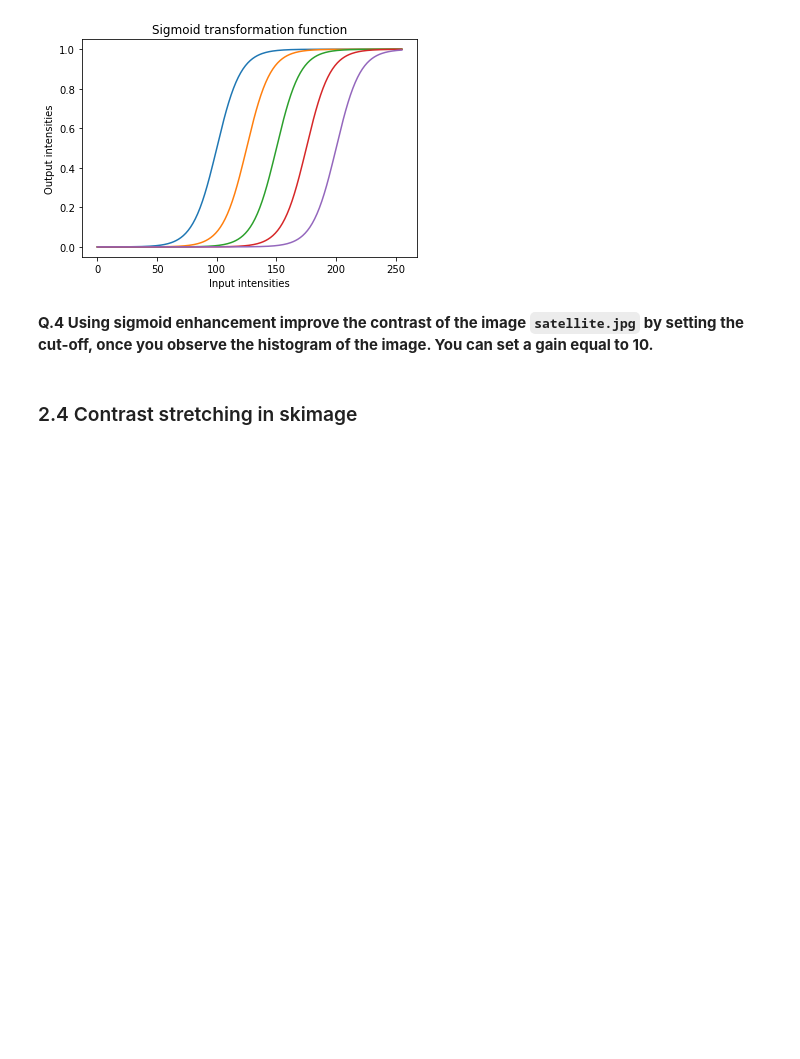
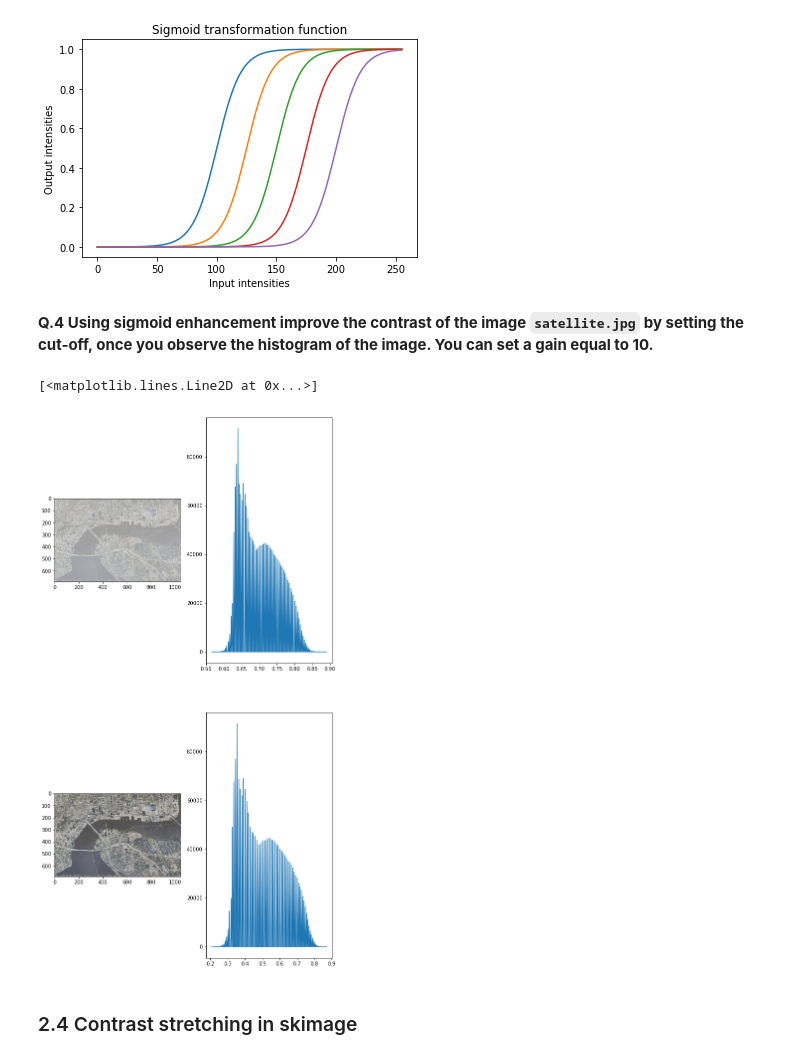
Before and after one commit to auramma/B31XB-IIP-TP-1718, a Jupyter notebook: 2-image-enhancement/2-enhancement.ipynb, the cells around one changed output. Cells and saved outputs as stored; diff of their text form; code cells hidden in the pictures; blank space fills up the shorter version.

```diff
--- a/2-image-enhancement/2-enhancement.ipynb
+++ b/2-image-enhancement/2-enhancement.ipynb
@@ -177,6 +200,26 @@ plt.show()
 [figure]
 # %% [markdown]
 **Q.4 Using sigmoid enhancement improve the contrast of the image `satellite.jpg` by setting the cut-off, once you observe the histogram of the image. You can set a gain equal to 10.**
+# %%
+satpath = './images/satellite.jpg'
+satellite = io.imread(satpath)
+sat_float = img_as_float(satellite)
+
+#Plots
+fig, axes = plt.subplots(nrows=2, ncols=2, figsize=(10, 20))
+ax0, ax1, ax2, ax3 = axes.ravel()
+ax0.imshow(sat_float)
+bins, bins2=np.histogram(sat_float, 256)
+ax1.plot(bins2[1:],bins)
+
+
+sat=exposure.adjust_sigmoid(sat_float, cutoff=0.7, gain=10)
+ax2.imshow(sat)
+bins, bins2=np.histogram(sat, 256)
+ax3.plot(bins2[1:],bins)
+# %% [output]
+[<matplotlib.lines.Line2D at 0x...>]
+[figure, added]
 # %% [markdown]
 ### 2.4 Contrast stretching in skimage
 # %% [markdown]
```
Also changed, not shown: parts of 8 cells of this notebook, 2 other files.
